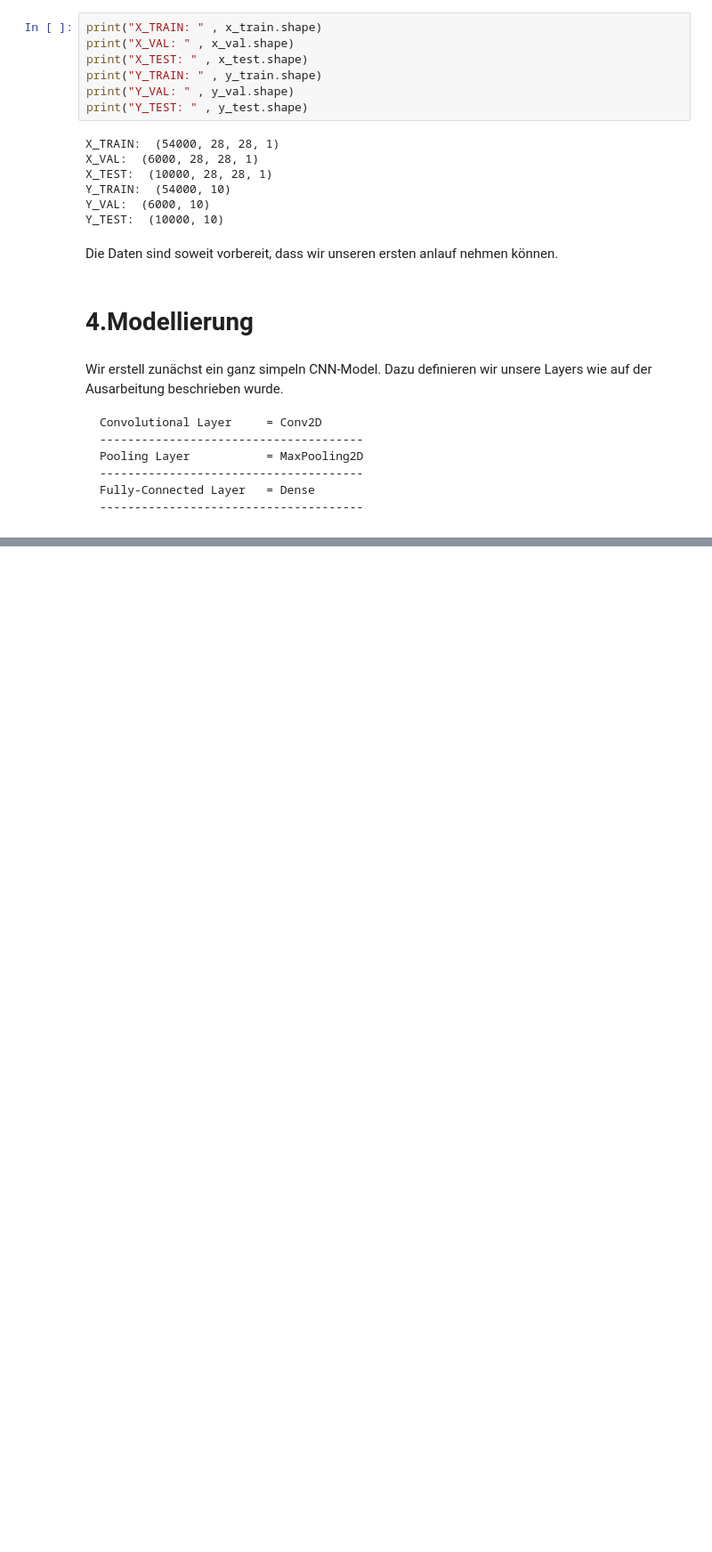
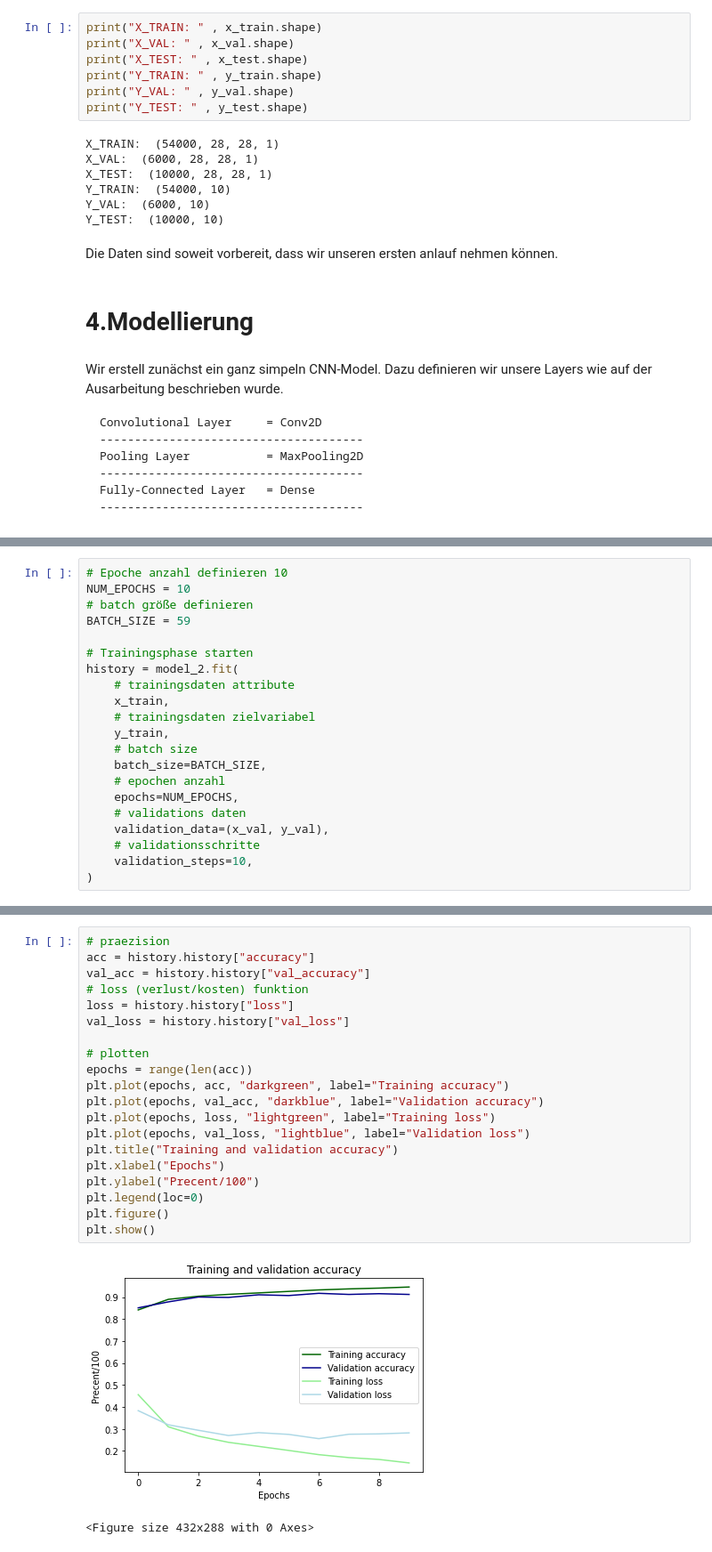
Before and after one commit to halil-kocak/Abschlussarbeit-ErkennungVonKleiderstuecken, a Jupyter notebook: Code/defaultCNN/default_cnn.ipynb, the cells around one changed output, grey strips where cells are left out. Shown: that part at 89% size. Saved outputs shown, nothing was run; the diff lists cells and outputs as text; blank space fills up the shorter version.

Commit message:
model update

```diff
--- a/Code/defaultCNN/default_cnn.ipynb
+++ b/Code/defaultCNN/default_cnn.ipynb
@@ -454,0 +495,21 @@ weighted avg       0.93      0.92      0.92     10000
+# %%
+# Epoche anzahl definieren 10
+NUM_EPOCHS = 10
+# batch größe definieren
+BATCH_SIZE = 59
+
+# Trainingsphase starten
+history = model_2.fit(
+    # trainingsdaten attribute
+    x_train,
+    # trainingsdaten zielvariabel
+    y_train,
+    # batch size
+    batch_size=BATCH_SIZE,
+    # epochen anzahl
+    epochs=NUM_EPOCHS,
+    # validations daten
+    validation_data=(x_val, y_val),
+    # validationsschritte
+    validation_steps=10,
+)
@@ -454,0 +537,23 @@ weighted avg       0.93      0.92      0.92     10000
+# %%
+# praezision
+acc = history.history["accuracy"]
+val_acc = history.history["val_accuracy"]
+# loss (verlust/kosten) funktion
+loss = history.history["loss"]
+val_loss = history.history["val_loss"]
+
+# plotten
+epochs = range(len(acc))
+plt.plot(epochs, acc, "darkgreen", label="Training accuracy")
+plt.plot(epochs, val_acc, "darkblue", label="Validation accuracy")
+plt.plot(epochs, loss, "lightgreen", label="Training loss")
+plt.plot(epochs, val_loss, "lightblue", label="Validation loss")
+plt.title("Training and validation accuracy")
+plt.xlabel("Epochs")
+plt.ylabel("Precent/100")
+plt.legend(loc=0)
+plt.figure()
+plt.show()
+# %% [output]
+[figure, added]
+<Figure size 432x288 with 0 Axes>
```
Also changed, not shown: parts of 29 cells of this notebook.
